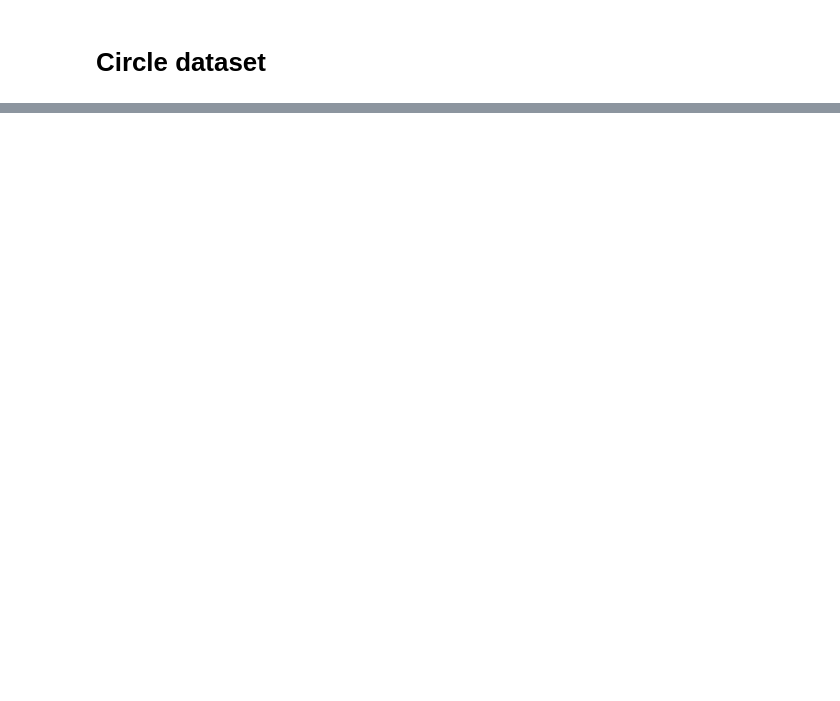
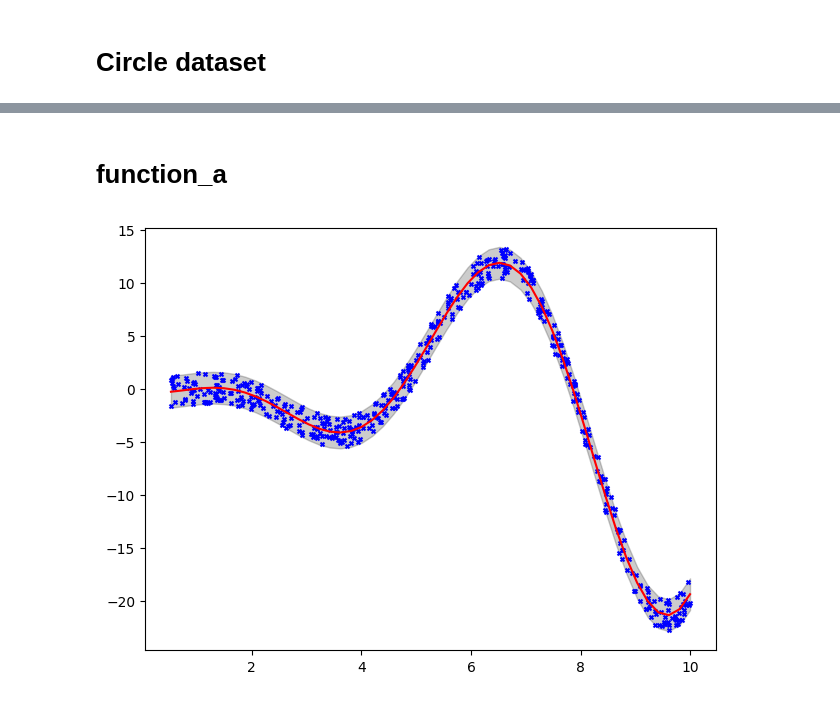
Before and after one commit to Squenger/SV-Machines, a Jupyter notebook: notebooks/datasets/dataset_examples.ipynb, the cells around one changed output, grey strips where cells are left out. Cells and saved outputs as stored; diff of their text form; code cells hidden in the pictures; blank space fills up the shorter version.

Commit message:
Add new test function dataset

```diff
--- a/notebooks/datasets/dataset_examples.ipynb
+++ b/notebooks/datasets/dataset_examples.ipynb
@@ -31,0 +36,9 @@ fig.legend(loc='center left', bbox_to_anchor=(1, 0.5))
+# %% [markdown]
+# function_a
+# %%
+epsilon = 1.5
+
+x_func_a, y_func_a = get_function_a_dataset(epsilon=epsilon, num_points=500, epsilon_strict=True)
+fig, ax = get_function_a_plot(x_func_a, y_func_a, epsilon= epsilon, with_true_function=True)
+# %% [output]
+[figure, added]
```
Also changed, not shown: parts of 3 cells of this notebook, 6 other files.
